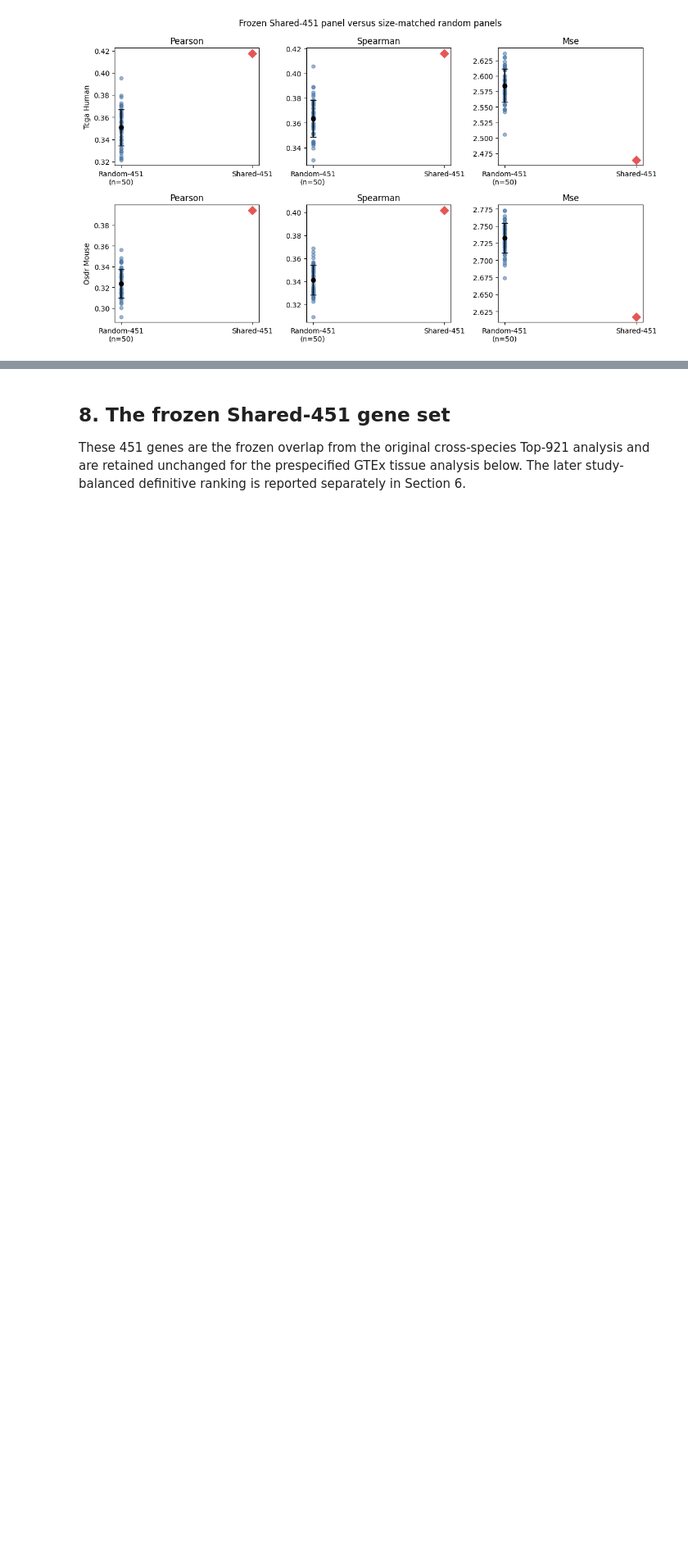
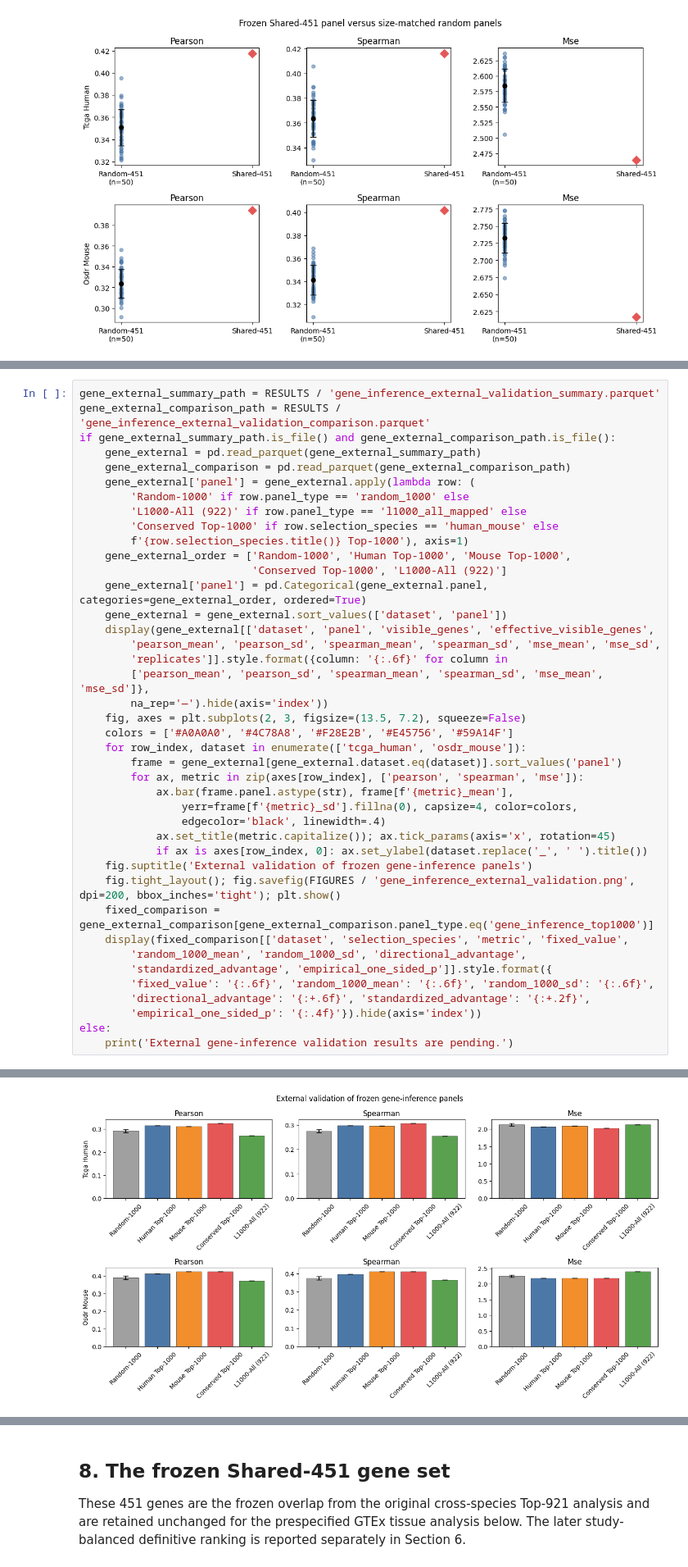
Before and after one commit to alwalt/bridge-rna, a Jupyter notebook: benchmarks/landmark_gene_sufficiency/landmark_gene_sufficiency_benchmark.ipynb, the cells around one changed output, grey strips where cells are left out. Shown at 82% size. Drawn from its saved outputs; the diff is of its cells as text; blank space fills up the shorter version.

```diff
--- a/benchmarks/landmark_gene_sufficiency/landmark_gene_sufficiency_benchmark.ipynb
+++ b/benchmarks/landmark_gene_sufficiency/landmark_gene_sufficiency_benchmark.ipynb
@@ -408,0 +533,42 @@ else:
+# %%
+gene_external_summary_path = RESULTS / 'gene_inference_external_validation_summary.parquet'
+gene_external_comparison_path = RESULTS / 'gene_inference_external_validation_comparison.parquet'
+if gene_external_summary_path.is_file() and gene_external_comparison_path.is_file():
+    gene_external = pd.read_parquet(gene_external_summary_path)
+    gene_external_comparison = pd.read_parquet(gene_external_comparison_path)
+    gene_external['panel'] = gene_external.apply(lambda row: (
+        'Random-1000' if row.panel_type == 'random_1000' else
+        'L1000-All (922)' if row.panel_type == 'l1000_all_mapped' else
+        'Conserved Top-1000' if row.selection_species == 'human_mouse' else
+        f'{row.selection_species.title()} Top-1000'), axis=1)
+    gene_external_order = ['Random-1000', 'Human Top-1000', 'Mouse Top-1000',
+                           'Conserved Top-1000', 'L1000-All (922)']
+    gene_external['panel'] = pd.Categorical(gene_external.panel, categories=gene_external_order, ordered=True)
+    gene_external = gene_external.sort_values(['dataset', 'panel'])
+    display(gene_external[['dataset', 'panel', 'visible_genes', 'effective_visible_genes',
+        'pearson_mean', 'pearson_sd', 'spearman_mean', 'spearman_sd', 'mse_mean', 'mse_sd',
+        'replicates']].style.format({column: '{:.6f}' for column in
+        ['pearson_mean', 'pearson_sd', 'spearman_mean', 'spearman_sd', 'mse_mean', 'mse_sd']},
+        na_rep='—').hide(axis='index'))
+    fig, axes = plt.subplots(2, 3, figsize=(13.5, 7.2), squeeze=False)
+    colors = ['#A0A0A0', '#4C78A8', '#F28E2B', '#E45756', '#59A14F']
+    for row_index, dataset in enumerate(['tcga_human', 'osdr_mouse']):
+        frame = gene_external[gene_external.dataset.eq(dataset)].sort_values('panel')
+        for ax, metric in zip(axes[row_index], ['pearson', 'spearman', 'mse']):
+            ax.bar(frame.panel.astype(str), frame[f'{metric}_mean'],
+                yerr=frame[f'{metric}_sd'].fillna(0), capsize=4, color=colors,
+                edgecolor='black', linewidth=.4)
+            ax.set_title(metric.capitalize()); ax.tick_params(axis='x', rotation=45)
+            if ax is axes[row_index, 0]: ax.set_ylabel(dataset.replace('_', ' ').title())
+    fig.suptitle('External validation of frozen gene-inference panels')
+    fig.tight_layout(); fig.savefig(FIGURES / 'gene_inference_external_validation.png', dpi=200, bbox_inches='tight'); plt.show()
+    fixed_comparison = gene_external_comparison[gene_external_comparison.panel_type.eq('gene_inference_top1000')]
+    display(fixed_comparison[['dataset', 'selection_species', 'metric', 'fixed_value',
+        'random_1000_mean', 'random_1000_sd', 'directional_advantage',
+        'standardized_advantage', 'empirical_one_sided_p']].style.format({
+        'fixed_value': '{:.6f}', 'random_1000_mean': '{:.6f}', 'random_1000_sd': '{:.6f}',
+        'directional_advantage': '{:+.6f}', 'standardized_advantage': '{:+.2f}',
+        'empirical_one_sided_p': '{:.4f}'}).hide(axis='index'))
+else:
+    print('External gene-inference validation results are pending.')
+# %% [output]
@@ -408,0 +586 @@ else:
+[figure, added]
```
Also changed, not shown: parts of 11 cells of this notebook, 24 other files.
